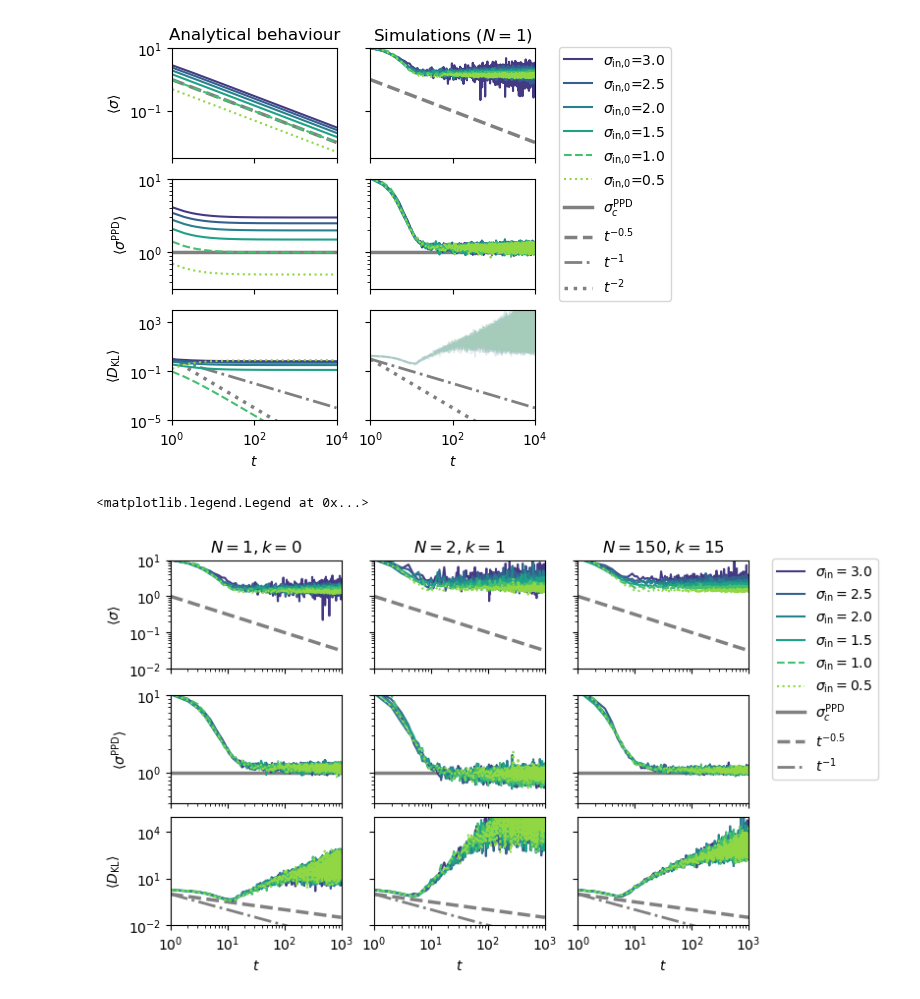
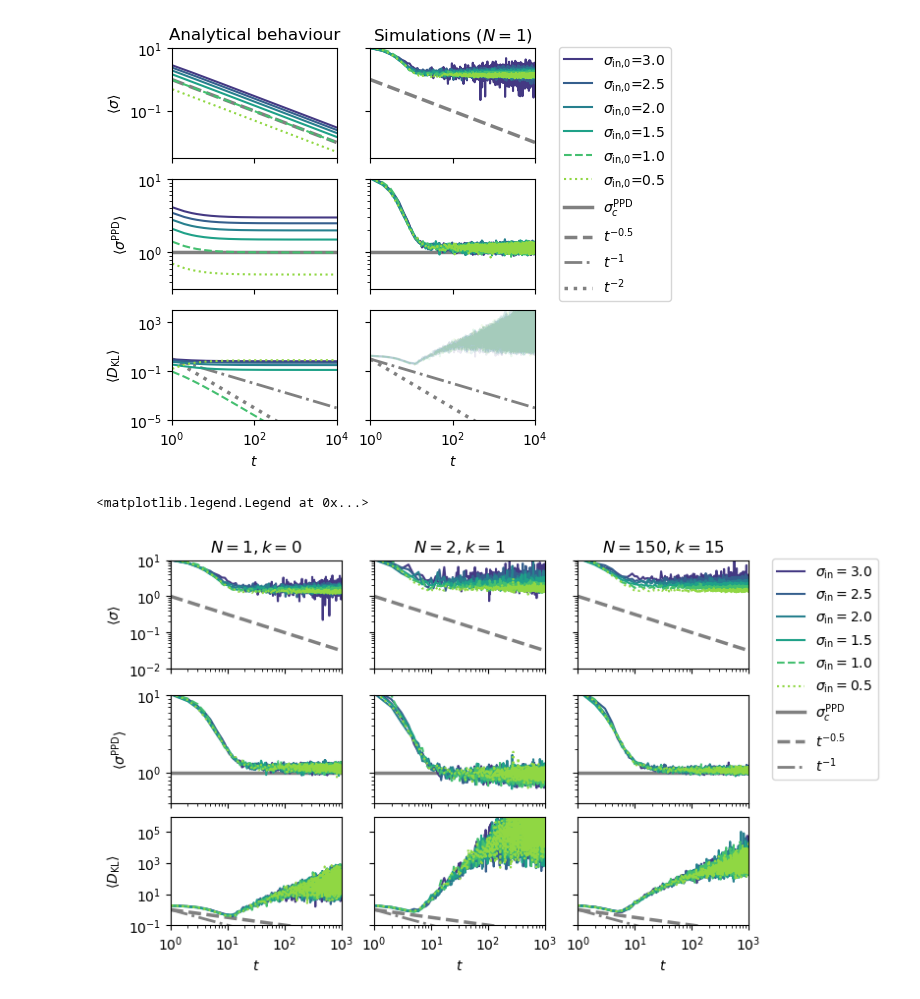
Before and after one commit to Priesemann-Group/neuro_op, a Jupyter notebook: notebooks/@MA5-ActInf.ipynb, the cells around one changed output. Saved outputs shown, nothing was run; the diff lists cells and outputs as text; code cells hidden in the pictures.

```diff
--- a/notebooks/@MA5-ActInf.ipynb
+++ b/notebooks/@MA5-ActInf.ipynb
@@ -560,32 +560,32 @@ for sd_llf in sd_arr:
         .mean(dim="node")
         .mean(dim="run"),
         label="",
         ls=get_ls(sd_llf),
     )
 
 # Labelling & stuffs...
 j = 0
 ax[0, j].set_title("$N=1, k=0$")
 j = 1
 ax[0, j].set_title("$N=2, k=1$")
 j = 2
 ax[0, j].set_title("$N=150, k=15$")
 for j in range(x):
     ax[0, j].set_ylim(10**-2, 10**1)
     ax[1, j].set_ylim(10**-0.4, 10**1)
-    ax[2, j].set_ylim(10**-2, 10**5)
+    ax[2, j].set_ylim(10**-1, 10**6)
     ax[y - 1, j].set_xlabel("$t$")
     ax[0, j].xaxis.set_tick_params(labelbottom=False)
     ax[1, j].xaxis.set_tick_params(labelbottom=False)
     if j != 0:
         for i in range(y):
             ax[i, j].yaxis.set_tick_params(labelleft=False)
 
 fig.legend(
     handles=lines + [line0, line05, line1],
     bbox_to_anchor=(1, 0.96),
     loc=2,
 )
 # %% [output]
 <matplotlib.legend.Legend at 0x...>
-[figure, old version]
+[figure, new version]
```
Also changed, not shown: parts of 2 cells of this notebook, 1 other file.
